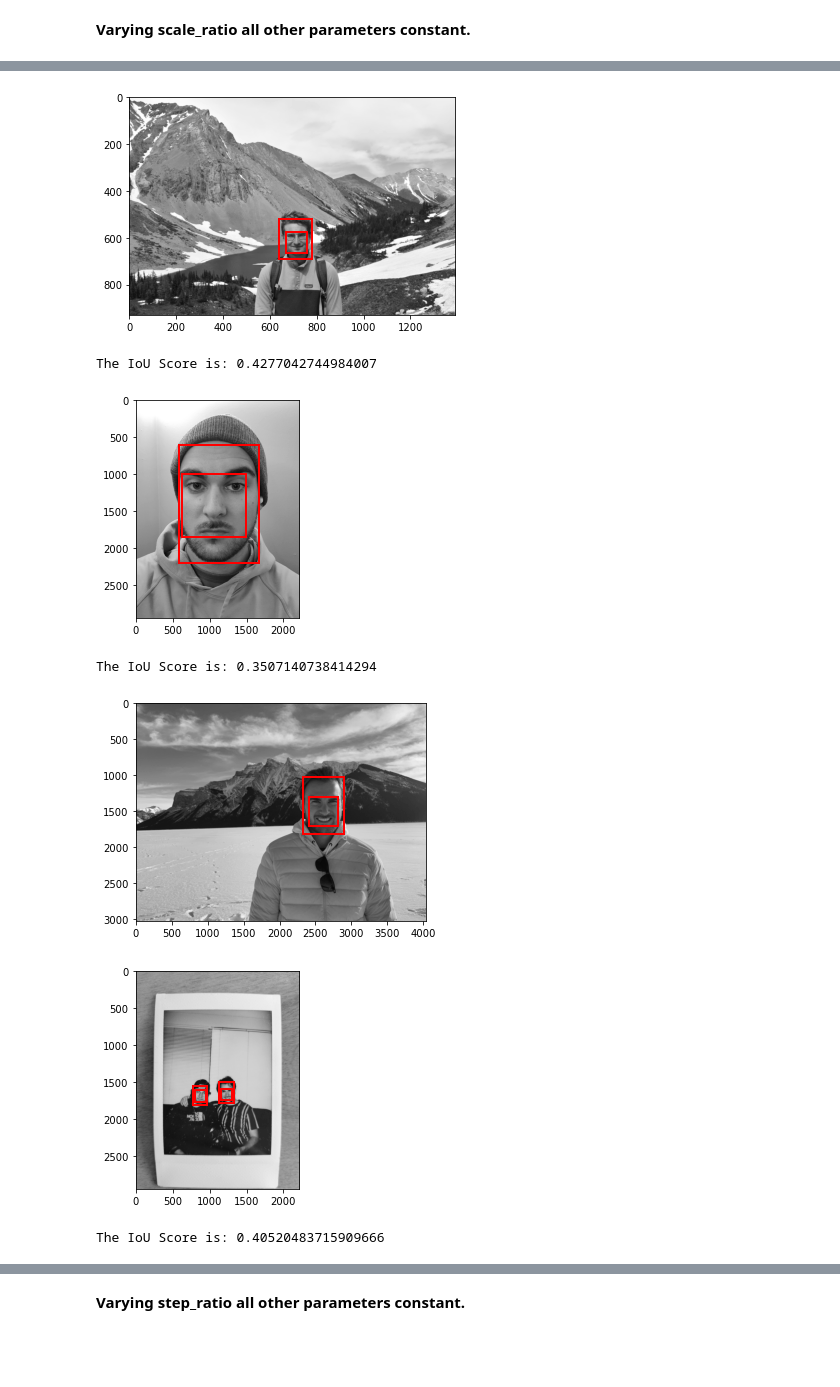
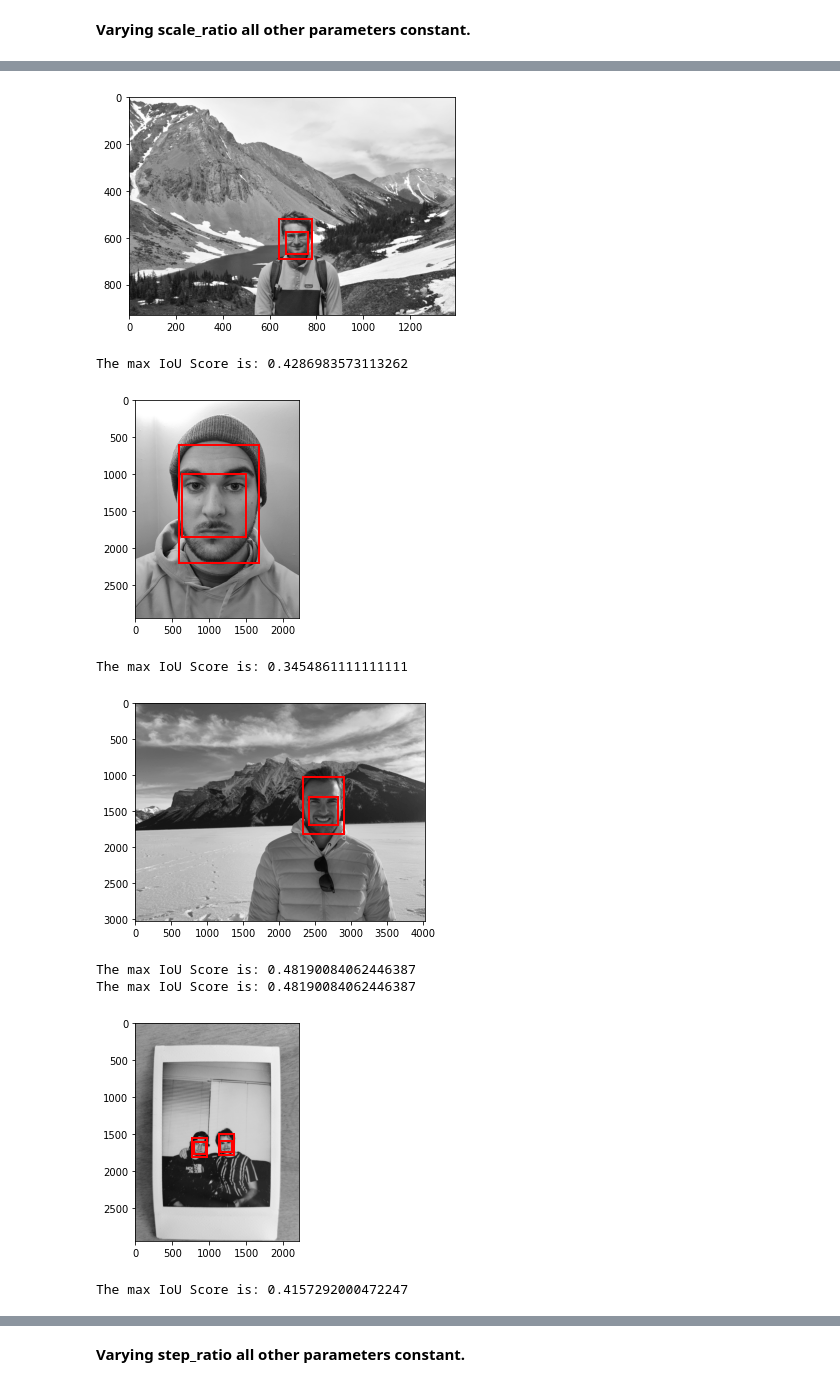
Before and after one commit to aidanjoh/Facial-Detection-Methods, a Jupyter notebook: FacialDetection-AidanJohnson&CameronFaith.ipynb, the cells around one changed output, grey strips where cells are left out. Drawn from its saved outputs; the diff is of its cells as text; code cells hidden in the pictures; blank space fills up the shorter version.

```diff
--- a/FacialDetection-AidanJohnson&CameronFaith.ipynb
+++ b/FacialDetection-AidanJohnson&CameronFaith.ipynb
@@ -175,19 +175,24 @@ def testLBPdetect(groundTrueBoundingBox, minImage=1, maxImage=10,  min_size=(30,
         faces = lbpHaarsFaceDetectSki(grayImage, min_size=min_size, max_size=max_size, scale_factor=scale_factor, step_ratio=step_ratio)
 
         rectangles = []
+        for patch in faces:
+            rectangles.append([patch['c'], patch['r'], patch['width'], patch['height']])
+
+        iouScores = []
         for box in groundTrueBoundingBox[imageNum]:
             rectangles.append([box[0], box[1], box[2]-box[0], box[3]-box[1]])
-        for patch in faces:
-            rectangles.append([patch['c'], patch['r'], patch['width'], patch['height']])
-            if len(groundTrueBoundingBox[imageNum]) == 1:
+
+            for patch in faces:
                 predictedBox = [patch['c'], patch['r'], patch['c']+ patch['width'], patch['r']+ patch['height']]
-                # cv2.rectangle(grayImage, (groundTrueBoundingBox[imageNum][0][0], groundTrueBoundingBox[imageNum][0][1]), \
-                #                         (groundTrueBoundingBox[imageNum][0][2], groundTrueBoundingBox[imageNum][0][3]), (0, 0, 255), 5)
-                iouScore = calcIntersectiontionOverUnion(np.array(groundTrueBoundingBox[imageNum][0]), predictedBox)
-                print(f"The IoU Score is: {iouScore}")
-                iou_array.append(iouScore)
+                iouScores.append(calcIntersectiontionOverUnion(np.array(box), predictedBox))
+
+            if len(iouScores) == 0:
+                print(f"No faces were detected!")
+                iou_array.append(-1)
             else:
-                pass
+                print(f"The max IoU Score is: {max(iouScores)}")
+                iou_array.append(max(iouScores))
+
         plotRectangle(grayImage, rectangles)
     return iou_array
 
@@ -433,6 +438,7 @@ Investigating various parameters for the LBP-based Haar cascades. We will invest
 # %%
 lbp_scale_ratio_iou = []
 lbp_scale_ratio_iou.append(testLBPdetect(groundTrueBoundingBox, scale_factor=1.1))
+lbp_scale_ratio_iou
 # testLBPdetect(groundTrueBoundingBox, scale_factor=1.5)
 # testLBPdetect(groundTrueBoundingBox, scale_factor=2)
 # %% [output]
@@ -440,7 +446,9 @@ The IoU Score is: 0.335946248600224
 [figure]
-The IoU Score is: 0.4277042744984007
+The max IoU Score is: 0.4286983573113262
 [figure]
-The IoU Score is: 0.3507140738414294
+The max IoU Score is: 0.3454861111111111
-[figure, old version]
+[figure, new version]
+The max IoU Score is: 0.48190084062446387
+The max IoU Score is: 0.48190084062446387
 [figure]
-The IoU Score is: 0.40520483715909666
+The max IoU Score is: 0.4157292000472247
```
Also changed, not shown: parts of 1 cell of this notebook.
